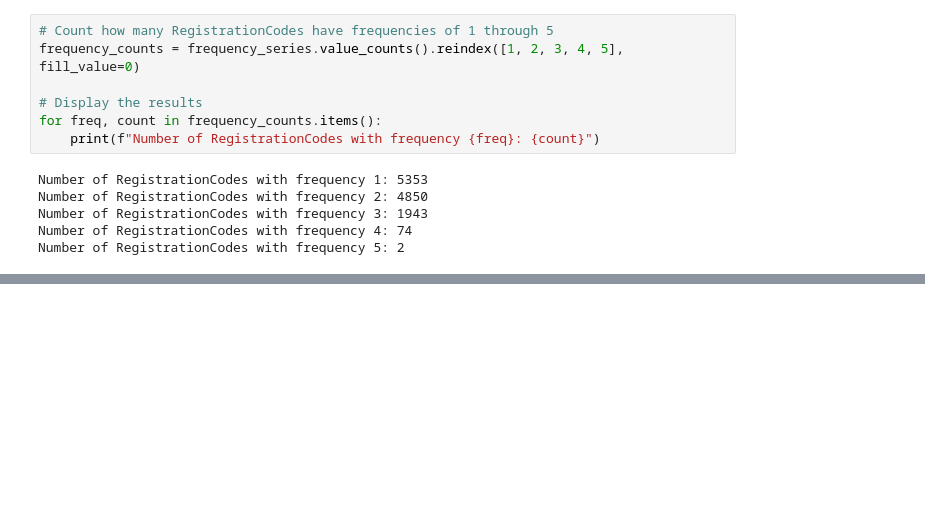
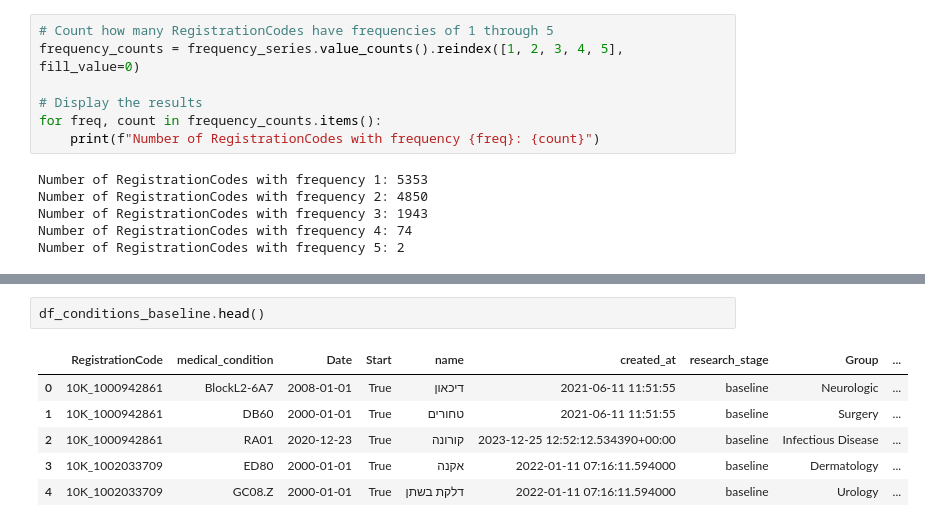
Before and after one commit to gavrielhan/MSc_Thesis, a Jupyter notebook: analysis_sleep_cgm.ipynb, the cells around one changed output, grey strips where cells are left out. Cells and saved outputs as stored; diff of their text form; blank space fills up the shorter version.

```diff
--- a/analysis_sleep_cgm.ipynb
+++ b/analysis_sleep_cgm.ipynb
@@ -466,0 +487,9 @@ Number of RegistrationCodes with frequency 5: 2
+# %%
+df_conditions_baseline.head()
+# %% [output]
+|  | RegistrationCode | medical_condition | Date | Start | name | created_at | research_stage | Group | ... |
+| 0 | 10K_1000942861 | BlockL2-6A7 | 2008-01-01 | True | דיכאון | 2021-06-11 11:51:55 | baseline | Neurologic | ... |
+| 1 | 10K_1000942861 | DB60 | 2000-01-01 | True | טחורים | 2021-06-11 11:51:55 | baseline | Surgery | ... |
+| 2 | 10K_1000942861 | RA01 | 2020-12-23 | True | קורונה | 2023-12-25 12:52:12.534390+00:00 | baseline | Infectious Disease | ... |
+| 3 | 10K_1002033709 | ED80 | 2000-01-01 | True | אקנה | 2022-01-11 07:16:11.594000 | baseline | Dermatology | ... |
+| 4 | 10K_1002033709 | GC08.Z | 2000-01-01 | True | דלקת בשתן | 2022-01-11 07:16:11.594000 | baseline | Urology | ... |
```
Also changed, not shown: parts of 10 cells of this notebook.
